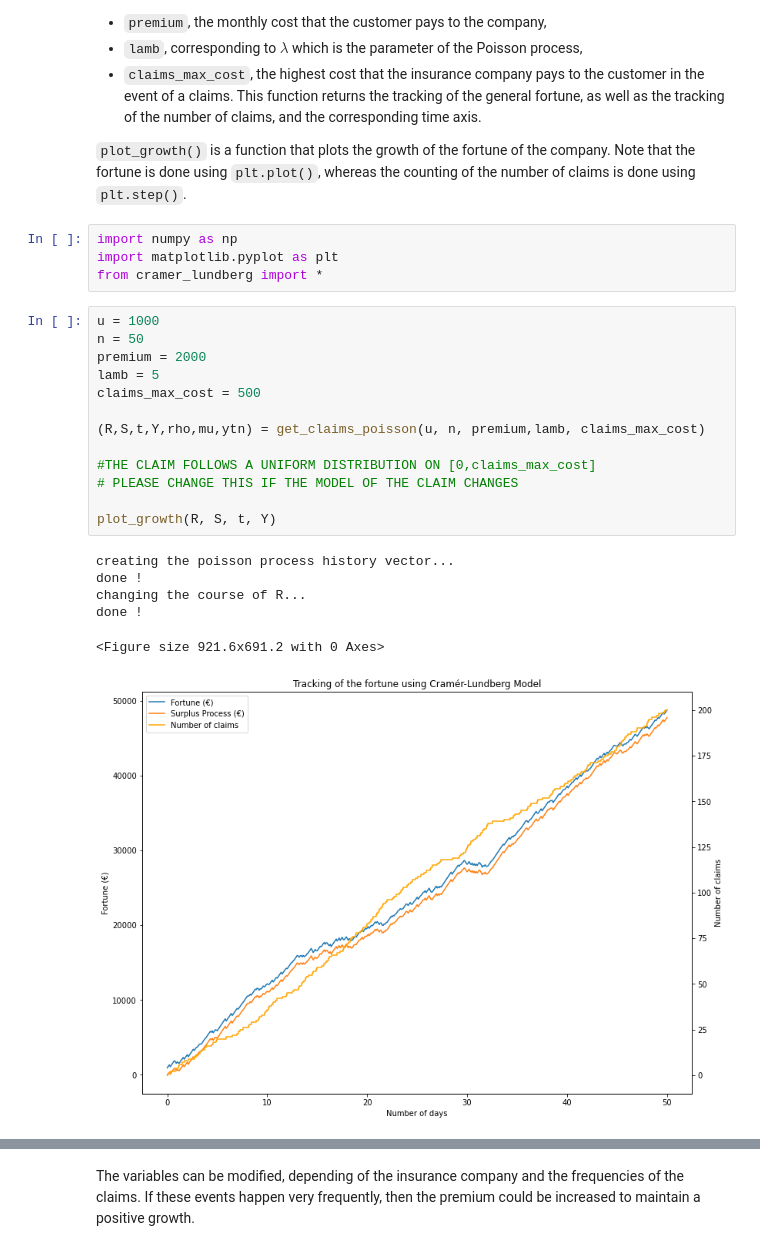
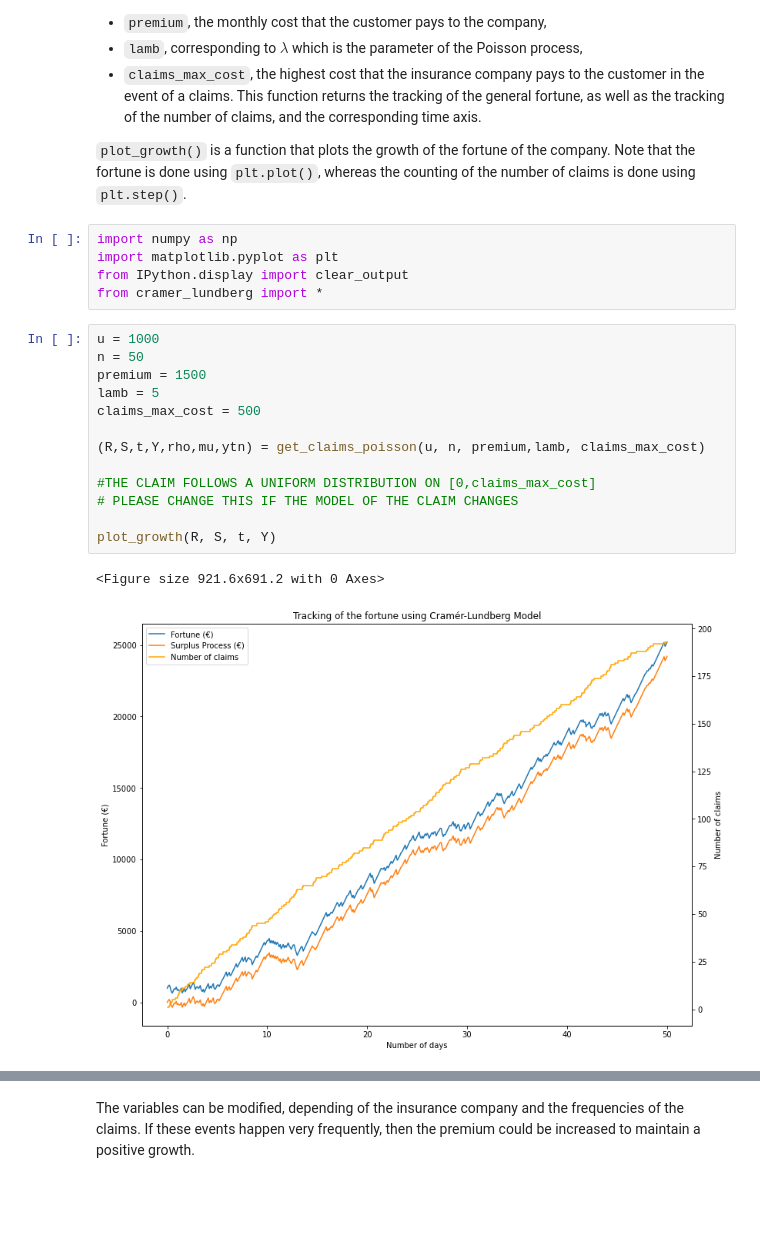
Before and after one commit to joaaanko/4GMM_PIR_Actuariat, a Jupyter notebook: Cramer_Lundberg/cramer_lundberg_poisson.ipynb, the cells around one changed output, grey strips where cells are left out. Drawn from its saved outputs; the diff is of its cells as text; blank space fills up the shorter version.

```diff
--- a/Cramer_Lundberg/cramer_lundberg_poisson.ipynb
+++ b/Cramer_Lundberg/cramer_lundberg_poisson.ipynb
@@ -15,25 +15,22 @@ This function returns the tracking of the general fortune, as well as the tracki
 # %%
 import numpy as np
 import matplotlib.pyplot as plt
+from IPython.display import clear_output
 from cramer_lundberg import *
 # %%
 u = 1000
 n = 50
-premium = 2000
+premium = 1500
 lamb = 5
 claims_max_cost = 500
 
 (R,S,t,Y,rho,mu,ytn) = get_claims_poisson(u, n, premium,lamb, claims_max_cost)
 
 #THE CLAIM FOLLOWS A UNIFORM DISTRIBUTION ON [0,claims_max_cost]
 # PLEASE CHANGE THIS IF THE MODEL OF THE CLAIM CHANGES
 
 plot_growth(R, S, t, Y)
 # %% [output]
-creating the poisson process history vector...
-done !
-changing the course of R...
-done !
+<Figure size 921.6x691.2 with 0 Axes>
-<Figure size 921.6x691.2 with 0 Axes>
-[figure, old version]
+[figure, new version]
 # %%
```
Also changed, not shown: parts of 1 cell of this notebook, 1 other file.
